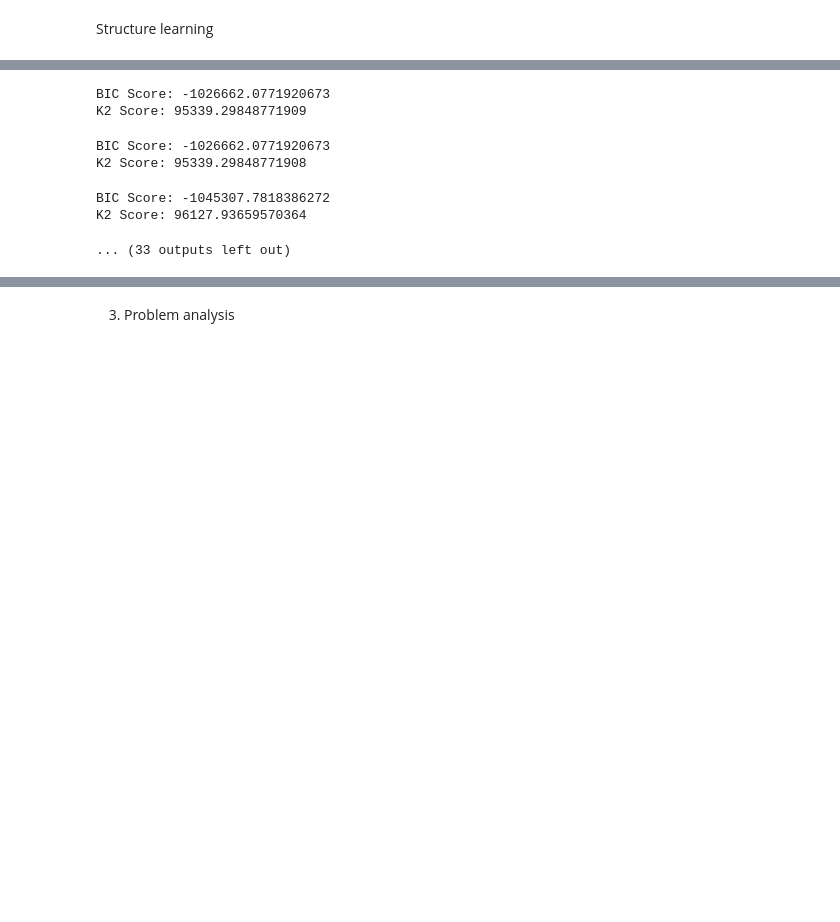
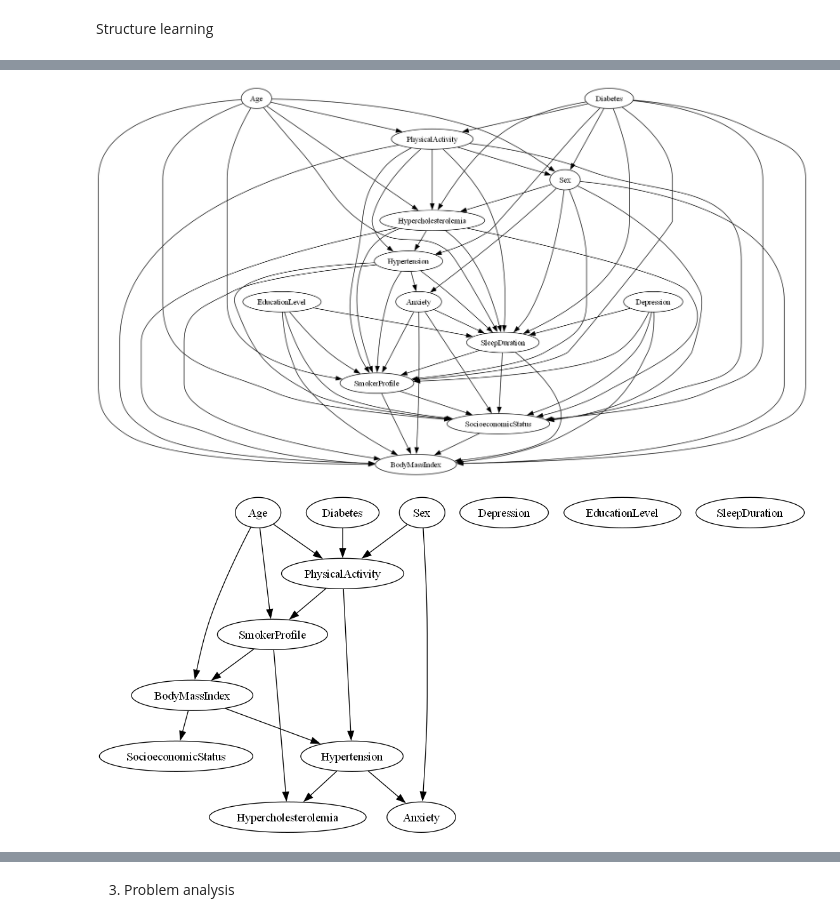
Before and after one commit to Kikop2003/Cardiovascular-diseases-Bayesian, a Jupyter notebook: Main.ipynb, the cells around one changed output, grey strips where cells are left out. Saved outputs shown, nothing was run; the diff lists cells and outputs as text; code cells hidden in the pictures; blank space fills up the shorter version.

```diff
--- a/Main.ipynb
+++ b/Main.ipynb
@@ -103,36 +104,47 @@ Name: count, dtype: int64
 # %% [markdown]
 Structure learning
 # %%
-hc = HillClimbSearch(train_data)
-best_model = hc.estimate(scoring_method=BicScore(train_data))
-print("Learned Structure (Edges):")
-print(best_model.edges())
+forbidden_edges = [(source, target) for target in ['Age', 'Sex'] for source in train_data.columns if source != target]
+def initialize_graph(nodes,p=1):
+    G = DAG()
+    G.add_nodes_from(nodes=nodes)
+    init = G.get_random(n_nodes=len(nodes), edge_prob=p)
+    ls = []
+    mapping = {}
+    for k in range(len(nodes)):
+        mapping[k] = nodes[k]
+    for i,j in init.edges:
+        ls.append((mapping[i],mapping[j]))
+    ls
+    G.add_edges_from(ebunch=ls) # G is the required initialization for the Hill Climbing method
+    return G
 
-def initialize_graph(nodes,p=1):
-  G = DAG()
-  G.add_nodes_from(nodes=nodes)
-  init = G.get_random(n_nodes=len(nodes), edge_prob=p)
-  ls = []
-  mapping = {}
-  for k in range(len(nodes)):
-      mapping[k] = nodes[k]
-  for i,j in init.edges:
-    ls.append((mapping[i],mapping[j]))
-  ls
-  G.add_edges_from(ebunch=ls) # G is the required initialization for the Hill Climbing method
-  return G
 
-maximum = float('-inf')
-best_model = None
-es = HillClimbSearch(data=train_data)
-for scorer in [K2Score(train_data), BicScore(train_data),BDeuScore(train_data),AICScore(train_data)]:
-  for item in [x * 0.1 for x in range(0,11)]:
-    model = es.estimate(scoring_method=scorer, start_dag=initialize_graph(nodes = train_data.columns, p=item))
-    bic_score = BicScore(train_data).score(model)
-    print("BIC Score:", bic_score)
-    k2_score = K2Score(train_data).score(model)
-    print("K2 Score:", k2_score)
-    if bic_score + k2_score > maximum:
-      maximum = bic_score + k2_score
-      best_model = model
+def best_by_scorer(scorer):
+    maximum = float('-inf')
+    best_model = None
+    es = HillClimbSearch(data=train_data)
+    for item in [x * 0.1 for x in range(0,11)]:
+        model = es.estimate(scoring_method=scorer, start_dag=initialize_graph(nodes = train_data.columns, p=item), black_list=forbidden_edges)
+        score = scorer.score(model)
+        if  score > maximum:
+            maximum = score
+            best_model = model
+    return best_model
+
+scorers = {
+    "K2": K2Score(train_data),
+    "BIC": BicScore(train_data),
+    "BDeu": BDeuScore(train_data),
+    "AIC": AICScore(train_data)
+}
+
+best_models = {}
+
+for name, scorer in scorers.items():
+    best_model = best_by_scorer(scorer)
+    best_models[name] = best_model  # Save the best model
+    graph = best_model.to_graphviz()
+    img = graph.draw(format='png', prog='dot')
+    display(Image(img))
 # %% [output]
@@ -157,7 +151,2 @@ K2 Score: 171830.20511458413
-BIC Score: -1026662.0771920673
-K2 Score: 95339.29848771909
-BIC Score: -1026662.0771920673
-K2 Score: 95339.29848771908
-BIC Score: -1045307.7818386272
-K2 Score: 96127.93659570364
-... (33 outputs left out)
+[figure, added]
+[figure, added]
```
Also changed, not shown: parts of 20 cells of this notebook.
